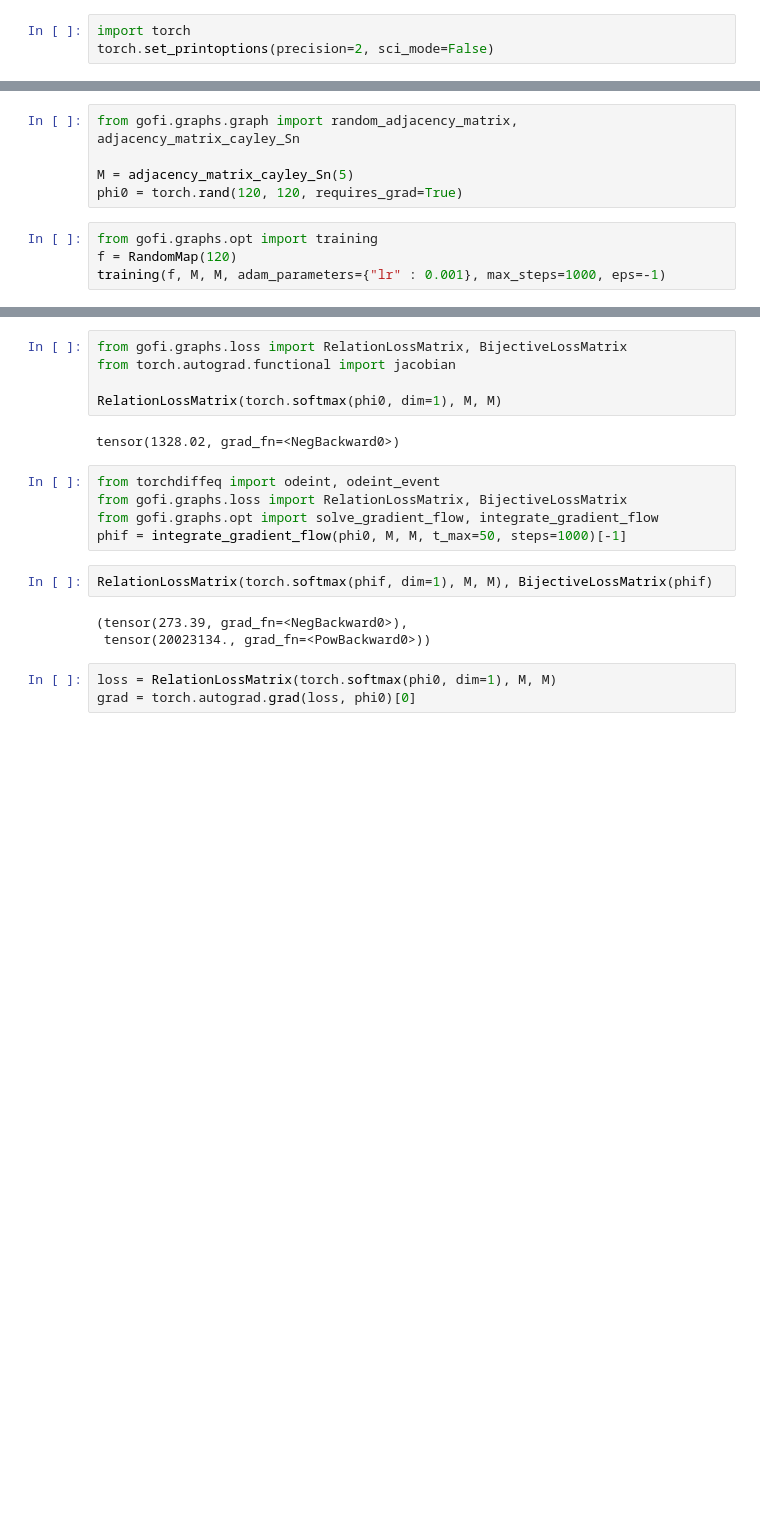
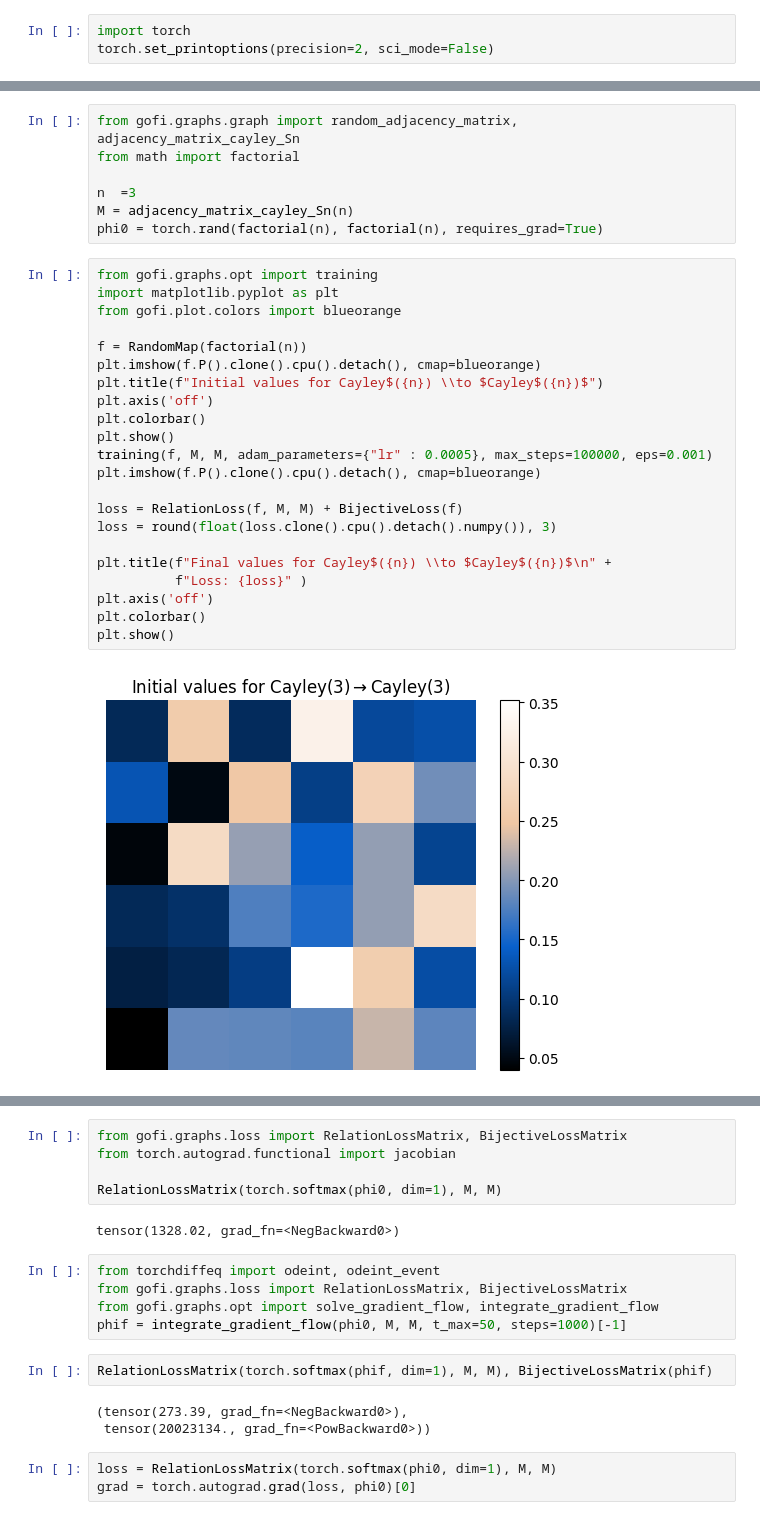
Before and after one commit to urhprimozic/gofi, a Jupyter notebook: gofi/notebooks/graphs.ipynb, the cells around one changed output, grey strips where cells are left out. Drawn from its saved outputs; the diff is of its cells as text; blank space fills up the shorter version.

```diff
--- a/gofi/notebooks/graphs.ipynb
+++ b/gofi/notebooks/graphs.ipynb
@@ -13,9 +13,31 @@ BijectiveLoss(id), BijectiveLoss(RandomMap(5))
 # %%
 from gofi.graphs.graph import random_adjacency_matrix, adjacency_matrix_cayley_Sn
+from math import factorial
 
-M = adjacency_matrix_cayley_Sn(5)
-phi0 = torch.rand(120, 120, requires_grad=True)
+n  =3
+M = adjacency_matrix_cayley_Sn(n)
+phi0 = torch.rand(factorial(n), factorial(n), requires_grad=True)
 # %%
 from gofi.graphs.opt import training
-f = RandomMap(120)
-training(f, M, M, adam_parameters={"lr" : 0.001}, max_steps=1000, eps=-1)
+import matplotlib.pyplot as plt
+from gofi.plot.colors import blueorange
+
+f = RandomMap(factorial(n))
+plt.imshow(f.P().clone().cpu().detach(), cmap=blueorange)
+plt.title(f"Initial values for Cayley$({n}) \\to $Cayley$({n})$")
+plt.axis('off')
+plt.colorbar()
+plt.show()
+training(f, M, M, adam_parameters={"lr" : 0.0005}, max_steps=100000, eps=0.001)
+plt.imshow(f.P().clone().cpu().detach(), cmap=blueorange)
+
+loss = RelationLoss(f, M, M) + BijectiveLoss(f)
+loss = round(float(loss.clone().cpu().detach().numpy()), 3)
+
+plt.title(f"Final values for Cayley$({n}) \\to $Cayley$({n})$\n" +
+          f"Loss: {loss}" )
+plt.axis('off')
+plt.colorbar()
+plt.show()
+# %% [output]
+[figure, added]
```
Also changed, not shown: parts of 7 cells of this notebook, 11 other files.
